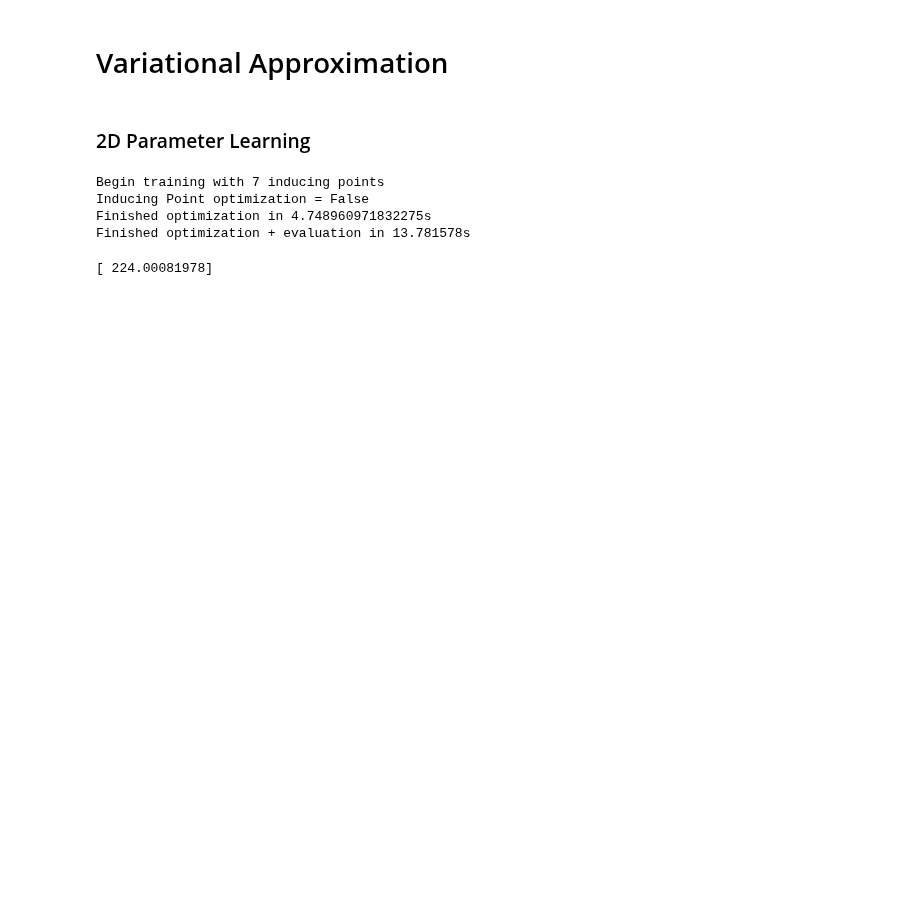
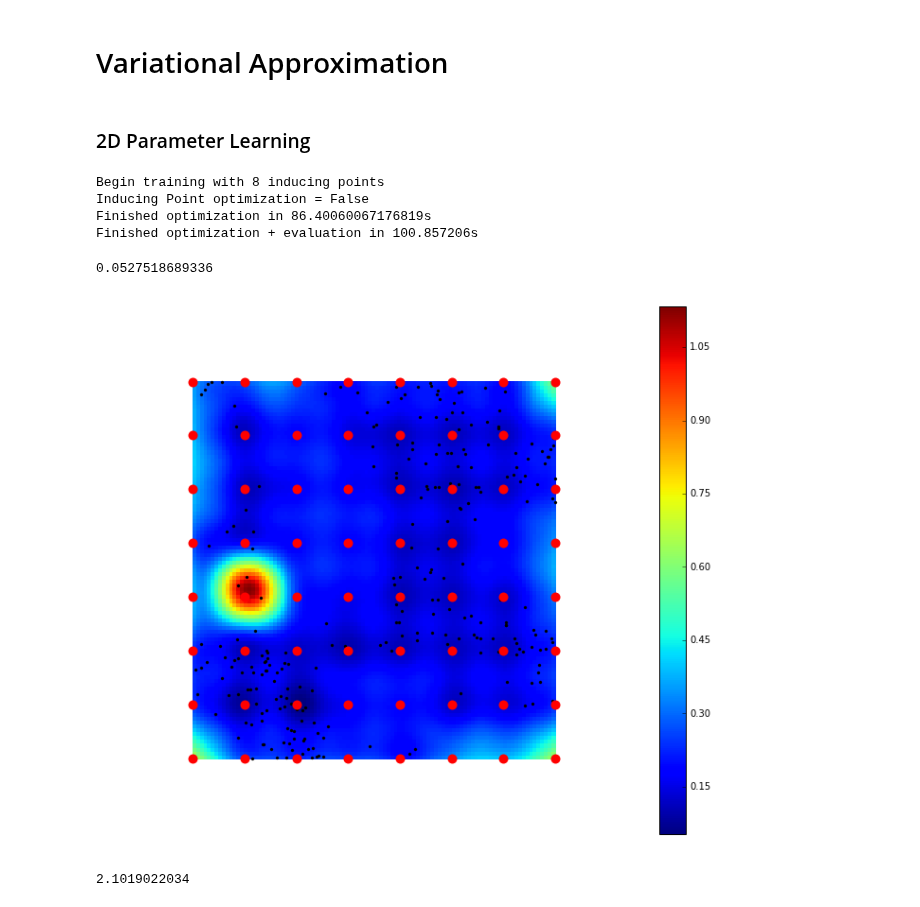
Before and after one commit to maxkohlbrenner/pmai-vi-gpmpp, a Jupyter notebook: 2D Example.ipynb, the cells around one changed output. Saved outputs shown, nothing was run; the diff lists cells and outputs as text; code cells hidden in the pictures; blank space fills up the shorter version.

```diff
--- a/2D Example.ipynb
+++ b/2D Example.ipynb
@@ -123,20 +137,23 @@ tf.logging.set_verbosity(tf.logging.DEBUG)
 check_numerics = False
 init_debug     = False
 prelog_debug   = False
-tb_summary     = False
+tb_summary     = True
 
 # general options
 train_hyperparameters    = False
 optimize_inducing_points = False
-ind_point_num            = 7
+ind_point_num            = 8
 
 stabilizer_value     = 1e-7
 kzz_stabilizer_value = 1e-7
 
 # gradient descent options
-max_iterations = 100
-chk_iterations = 20001
-learning_rate  = 5e-2
+optimizer = 'vanilla' # options: 'vanilla' | 'adam' | 'momentum'
+
+max_iterations = 1000
+chk_iterations = 1001
+learning_rate  = 1e-2
+convergence_threshold = 1e-7
 
 # initialization:
 m_init_val        = 0.01
@@ -144,15 +161,15 @@ init_S_as_eye     = False
 
 
 alphas_init = [1.5,  1.5]
-gamma_init  = 1.
+gamma_init  = 2.
 ag_poser = 'abs'
 
 # tensorboard options:
-log_dir    = 'logs/2d_example'
-run_prefix = get_run_prefix(optimize_inducing_points, train_hyperparameters, ind_point_num, max_iterations, learning_rate, gamma_init, alphas_init)
+log_dir    = 'logs/2d_example_optimizers'
+run_prefix = get_run_prefix(optimize_inducing_points, train_hyperparameters, optimizer, ind_point_num, max_iterations, learning_rate, gamma_init, alphas_init)
 
 
-# build_evaluation_grid
+# build_evaluation_gridl
 eval_res = 100
 eval_grid = build_2d_grid(Tlims, eval_res)
 
@@ -164,7 +181,9 @@ m_opt, S_opt, Kzz_inv_opt, alphas_opt, Z_opt,gamma_opt, lb_val = train_parameter
                                                                           optimize_inducing_points = optimize_inducing_points,
                                                                           train_hyperparameters    = train_hyperparameters,
                                                                           learning_rate            = learning_rate,
+                                                                          optimizer                = optimizer,
                                                                           max_iterations           = max_iterations,
+                                                                          convergence_threshold    = convergence_threshold,
                                                                           chk_iters                = chk_iterations,
                                                                           gamma_init               = gamma_init,
                                                                           alphas_init              = alphas_init,
@@ -182,17 +201,43 @@ m_opt, S_opt, Kzz_inv_opt, alphas_opt, Z_opt,gamma_opt, lb_val = train_parameter
 lam_vals, lam_var = evaluation(m_opt,S_opt,Kzz_inv_opt,alphas_opt,gamma_opt,Z_opt, eval_grid)
 
 stp = time.time()
-
 print('Finished optimization + evaluation in {:3f}s'.format(stp-strt))
 # %% [output]
-Begin training with 7 inducing points
+Begin training with 8 inducing points
 Inducing Point optimization = False
-Finished optimization in 4.748960971832275s
-Finished optimization + evaluation in 13.781578s
+Finished optimization in 86.40060067176819s
+Finished optimization + evaluation in 100.857206s
+# %%
+print(np.min(lam_var))
+# %% [output]
+0.0527518689336
+# %%
+folder_path = log_dir + '/' + run_prefix + '/'
+
+plt.figure(figsize=(12, 10))
+
+xx, yy = np.meshgrid(np.linspace(Tlims[0,0], Tlims[0,1], eval_res), np.linspace(Tlims[1,0], Tlims[1,1], eval_res))
+# norm = mpl.colors.Normalize(vmin=np.min(lam_var), vmax=0.6)
+
+plt.pcolormesh(xx, yy, lam_var.reshape(eval_res, eval_res), cmap='jet')
+plt.colorbar()
+
+plt.scatter(samples[:,0], samples[:,1], marker='.', c='black', s=40, linewidth=0.1)
+plt.scatter(Z_opt[:, 0], Z_opt[:,1], marker='o', c='r', s=100, linewidth=0.)
+plt.axis('off')
+plt.savefig(folder_path + 'variance.png', dpi=300)
+plt.show()
+# %% [output]
+[figure, added]
 # %%
 test_bounds = np.array([np.squeeze(get_lower_test_bound(tst_smpls, m_opt, S_opt, Kzz_inv_opt, alphas_opt, gamma_opt, Z_opt)) for tst_smpls in test_samples])
+lam_x_mean, lam_x_var = evaluation(m_opt,S_opt,Kzz_inv_opt,alphas_opt,gamma_opt,Z_opt, samples)
+
+RMSE = np.sqrt( np.mean( (intensity_sets[0] - lam_x_mean)**2 ) )
+
+print(RMSE)
 # %% [output]
-[ 224.00081978]
+2.1019022034
 # %%
 # present and save results
 
```
Also changed, not shown: parts of 4 cells of this notebook, 1 other file.
